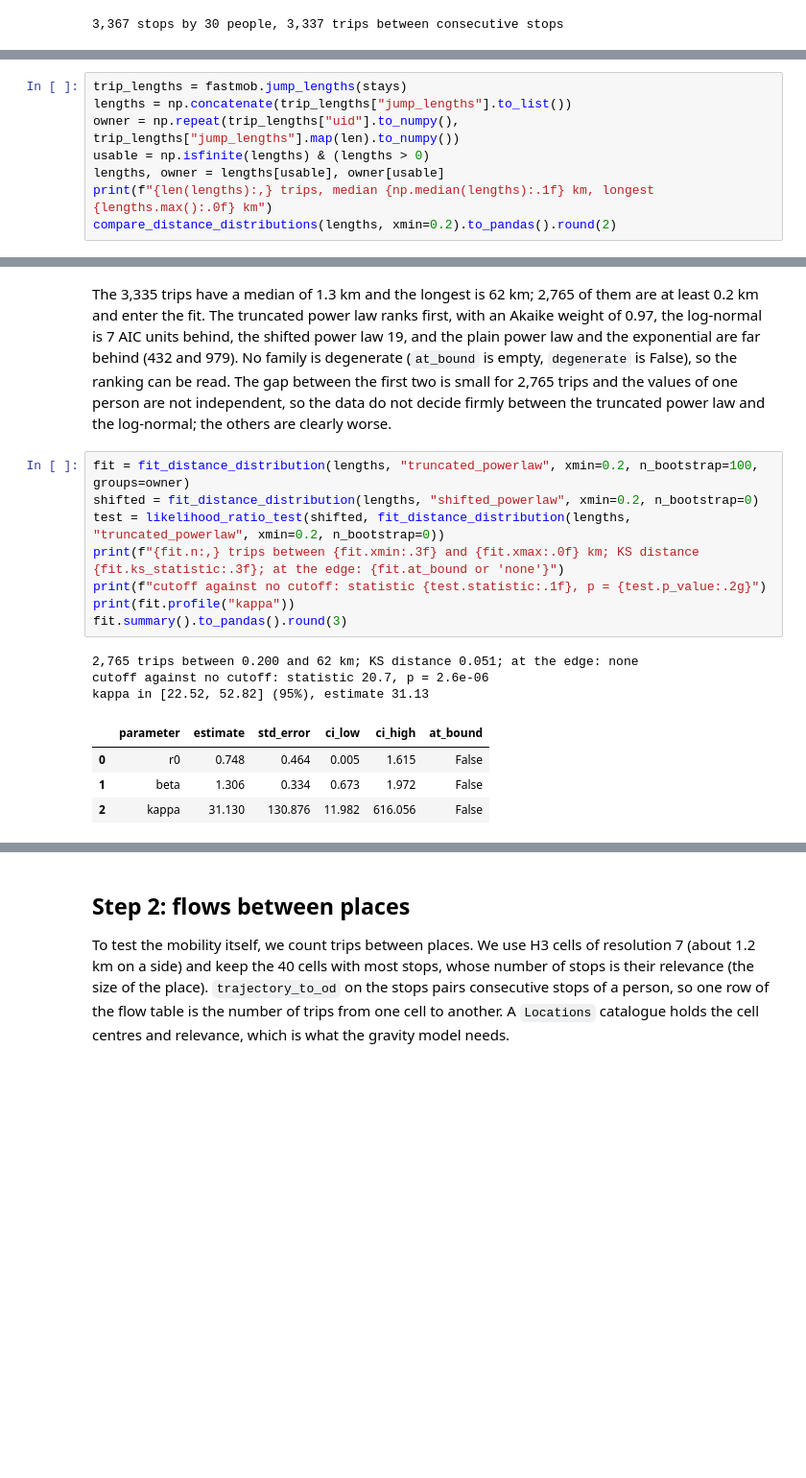
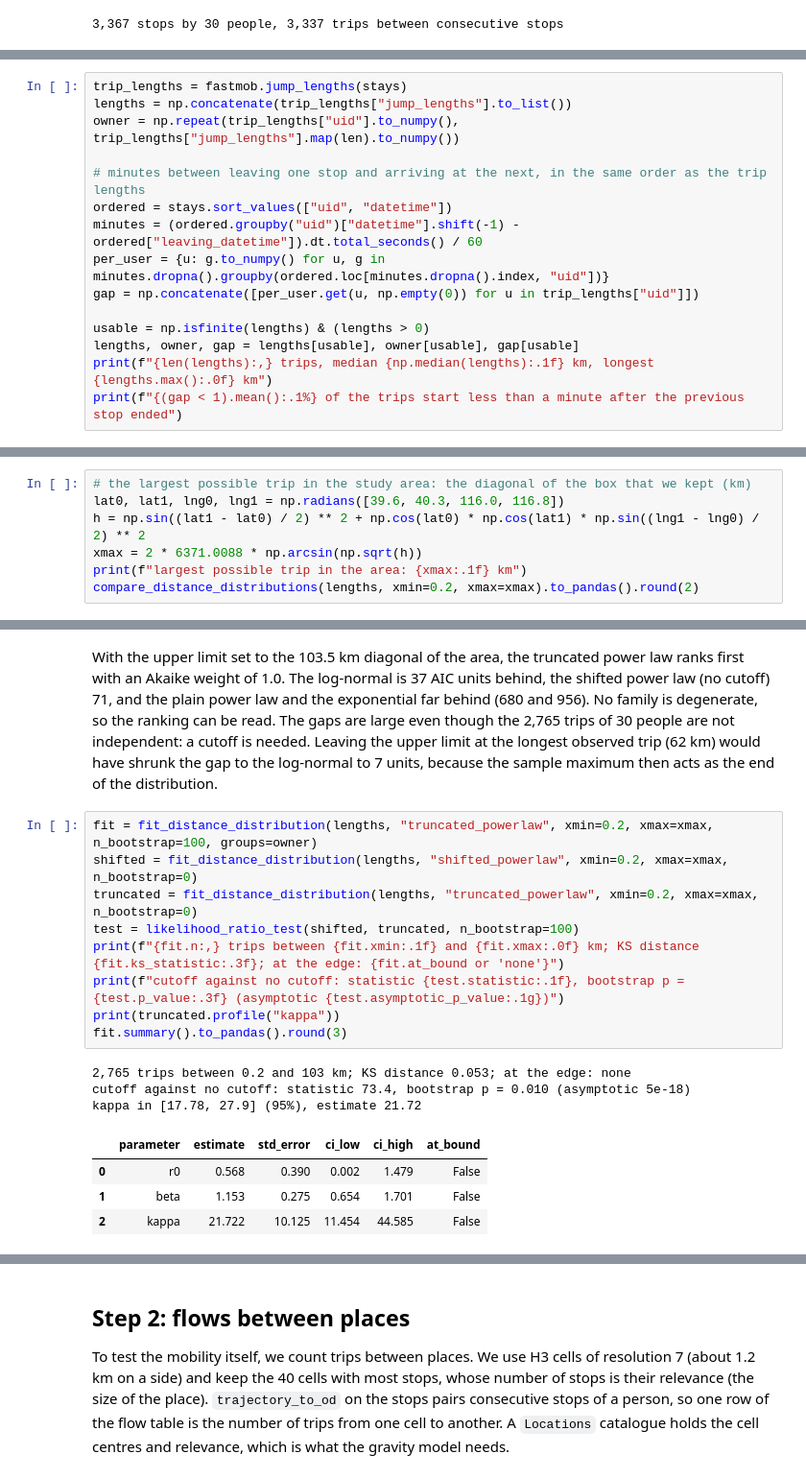
Before and after one commit to gefgu/fastmob, a Jupyter notebook: docs/src/learn/validate-mobility-geolife.ipynb, the cells around one changed output, grey strips where cells are left out. Shown at 96% size. Drawn from its saved outputs; the diff is of its cells as text; blank space fills up the shorter version.

```diff
--- a/docs/src/learn/validate-mobility-geolife.ipynb
+++ b/docs/src/learn/validate-mobility-geolife.ipynb
@@ -54,9 +55,16 @@ print(f"{len(stays):,} stops by {stays['uid'].nunique()} people, {len(stays) - s
 trip_lengths = fastmob.jump_lengths(stays)
 lengths = np.concatenate(trip_lengths["jump_lengths"].to_list())
 owner = np.repeat(trip_lengths["uid"].to_numpy(), trip_lengths["jump_lengths"].map(len).to_numpy())
+
+# minutes between leaving one stop and arriving at the next, in the same order as the trip lengths
+ordered = stays.sort_values(["uid", "datetime"])
+minutes = (ordered.groupby("uid")["datetime"].shift(-1) - ordered["leaving_datetime"]).dt.total_seconds() / 60
+per_user = {u: g.to_numpy() for u, g in minutes.dropna().groupby(ordered.loc[minutes.dropna().index, "uid"])}
+gap = np.concatenate([per_user.get(u, np.empty(0)) for u in trip_lengths["uid"]])
+
 usable = np.isfinite(lengths) & (lengths > 0)
-lengths, owner = lengths[usable], owner[usable]
+lengths, owner, gap = lengths[usable], owner[usable], gap[usable]
 print(f"{len(lengths):,} trips, median {np.median(lengths):.1f} km, longest {lengths.max():.0f} km")
-compare_distance_distributions(lengths, xmin=0.2).to_pandas().round(2)
+print(f"{(gap < 1).mean():.1%} of the trips start less than a minute after the previous stop ended")
 # %% [output]
 3,335 trips, median 1.3 km, longest 62 km
@@ -68,0 +74,7 @@ compare_distance_distributions(lengths, xmin=0.2).to_pandas().round(2)
+# %%
+# the largest possible trip in the study area: the diagonal of the box that we kept (km)
+lat0, lat1, lng0, lng1 = np.radians([39.6, 40.3, 116.0, 116.8])
+h = np.sin((lat1 - lat0) / 2) ** 2 + np.cos(lat0) * np.cos(lat1) * np.sin((lng1 - lng0) / 2) ** 2
+xmax = 2 * 6371.0088 * np.arcsin(np.sqrt(h))
+print(f"largest possible trip in the area: {xmax:.1f} km")
+compare_distance_distributions(lengths, xmin=0.2, xmax=xmax).to_pandas().round(2)
@@ -69,19 +89,20 @@ compare_distance_distributions(lengths, xmin=0.2).to_pandas().round(2)
 # %% [markdown]
-The 3,335 trips have a median of 1.3 km and the longest is 62 km; 2,765 of them are at least 0.2 km and enter the fit. The truncated power law ranks first, with an Akaike weight of 0.97, the log-normal is 7 AIC units behind, the shifted power law 19, and the plain power law and the exponential are far behind (432 and 979). No family is degenerate (`at_bound` is empty, `degenerate` is False), so the ranking can be read. The gap between the first two is small for 2,765 trips and the values of one person are not independent, so the data do not decide firmly between the truncated power law and the log-normal; the others are clearly worse.
+With the upper limit set to the 103.5 km diagonal of the area, the truncated power law ranks first with an Akaike weight of 1.0. The log-normal is 37 AIC units behind, the shifted power law (no cutoff) 71, and the plain power law and the exponential far behind (680 and 956). No family is degenerate, so the ranking can be read. The gaps are large even though the 2,765 trips of 30 people are not independent: a cutoff is needed. Leaving the upper limit at the longest observed trip (62 km) would have shrunk the gap to the log-normal to 7 units, because the sample maximum then acts as the end of the distribution.
 # %%
-fit = fit_distance_distribution(lengths, "truncated_powerlaw", xmin=0.2, n_bootstrap=100, groups=owner)
-shifted = fit_distance_distribution(lengths, "shifted_powerlaw", xmin=0.2, n_bootstrap=0)
-test = likelihood_ratio_test(shifted, fit_distance_distribution(lengths, "truncated_powerlaw", xmin=0.2, n_bootstrap=0))
-print(f"{fit.n:,} trips between {fit.xmin:.3f} and {fit.xmax:.0f} km; KS distance {fit.ks_statistic:.3f}; at the edge: {fit.at_bound or 'none'}")
-print(f"cutoff against no cutoff: statistic {test.statistic:.1f}, p = {test.p_value:.2g}")
-print(fit.profile("kappa"))
+fit = fit_distance_distribution(lengths, "truncated_powerlaw", xmin=0.2, xmax=xmax, n_bootstrap=100, groups=owner)
+shifted = fit_distance_distribution(lengths, "shifted_powerlaw", xmin=0.2, xmax=xmax, n_bootstrap=0)
+truncated = fit_distance_distribution(lengths, "truncated_powerlaw", xmin=0.2, xmax=xmax, n_bootstrap=0)
+test = likelihood_ratio_test(shifted, truncated, n_bootstrap=100)
+print(f"{fit.n:,} trips between {fit.xmin:.1f} and {fit.xmax:.0f} km; KS distance {fit.ks_statistic:.3f}; at the edge: {fit.at_bound or 'none'}")
+print(f"cutoff against no cutoff: statistic {test.statistic:.1f}, bootstrap p = {test.p_value:.3f} (asymptotic {test.asymptotic_p_value:.1g})")
+print(truncated.profile("kappa"))
 fit.summary().to_pandas().round(3)
 # %% [output]
-2,765 trips between 0.200 and 62 km; KS distance 0.051; at the edge: none
-cutoff against no cutoff: statistic 20.7, p = 2.6e-06
-kappa in [22.52, 52.82] (95%), estimate 31.13
+2,765 trips between 0.2 and 103 km; KS distance 0.053; at the edge: none
+cutoff against no cutoff: statistic 73.4, bootstrap p = 0.010 (asymptotic 5e-18)
+kappa in [17.78, 27.9] (95%), estimate 21.72
 |  | parameter | estimate | std_error | ci_low | ci_high | at_bound |
-| 0 | r0 | 0.748 | 0.464 | 0.005 | 1.615 | False |
-| 1 | beta | 1.306 | 0.334 | 0.673 | 1.972 | False |
-| 2 | kappa | 31.130 | 130.876 | 11.982 | 616.056 | False |
+| 0 | r0 | 0.568 | 0.390 | 0.002 | 1.479 | False |
+| 1 | beta | 1.153 | 0.275 | 0.654 | 1.701 | False |
+| 2 | kappa | 21.722 | 10.125 | 11.454 | 44.585 | False |
 # %% [markdown]
```
Also changed, not shown: parts of 22 cells of this notebook, 11 other files.
